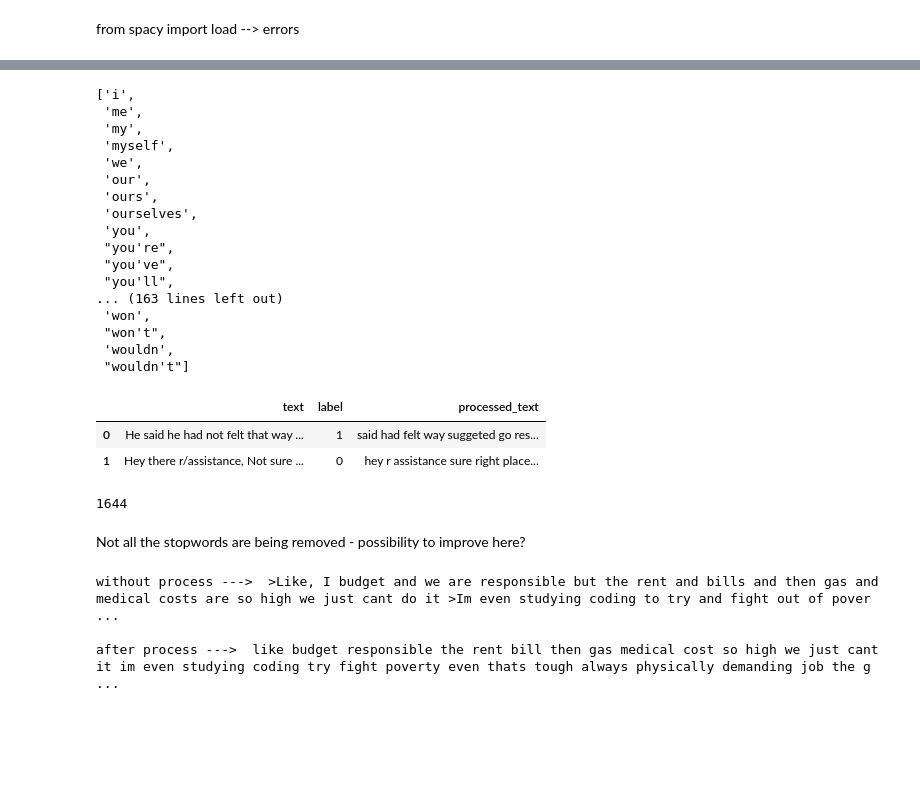
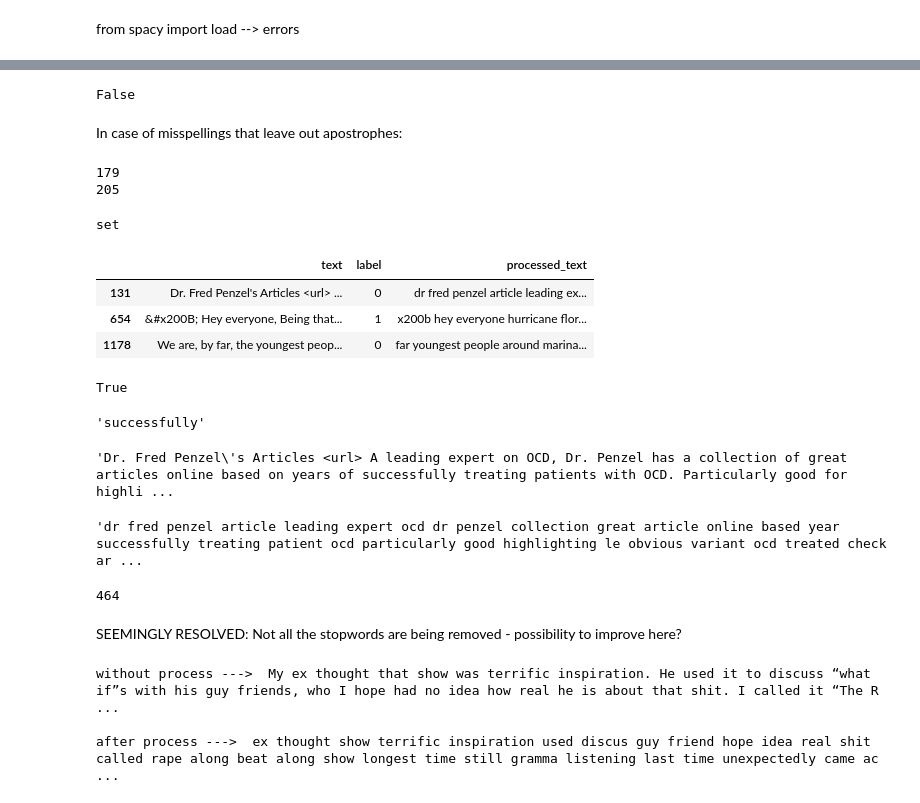
Before and after one commit to Yichen-Z/cis583_project, a Jupyter notebook: detect_stress.ipynb, the cells around one changed output, grey strips where cells are left out. Drawn from its saved outputs; the diff is of its cells as text; code cells hidden in the pictures; blank space fills up the shorter version.

Commit message:
try leaving in more of the rarer words

```diff
--- a/detect_stress.ipynb
+++ b/detect_stress.ipynb
@@ -98,27 +106,27 @@ True
 # %%
 lemmatizer = WordNetLemmatizer()
 stop_words = list(stopwords.words('english'))
-stop_words
+'dont' in stop_words
 # %% [output]
-['i',
- 'me',
- 'my',
- 'myself',
- 'we',
- 'our',
- 'ours',
- 'ourselves',
- 'you',
- "you're",
- "you've",
- "you'll",
-... (163 lines left out)
- 'won',
- "won't",
- 'wouldn',
- "wouldn't"]
+False
+# %% [markdown]
+In case of misspellings that leave out apostrophes:
+# %%
+print(len(stop_words))
+for stopword in stop_words:
+    if "'" in stopword:
+        stop_words.append(re.sub("'", "", stopword))
+print(len(stop_words))
+# %% [output]
+179
+205
+# %%
+stop_words = set(stop_words)
+type(stop_words)
+# %% [output]
+set
 # %%
-def process_text(sent):
+def process_text(sent, stopwords=stop_words):
     """Use RegEx to clean raw text data"""
     try:
         # brackets replacing by space
@@ -129,7 +137,7 @@ def process_text(sent):
         sent = ' '.join(sent)
 
         # removing escap characters
-        sent = re.sub(r'\@\w+','',sent)
+        sent = re.sub(r"\@\w+", "", sent)
 
         # removing html tags
         sent = re.sub(re.compile("<.*?>"),'',sent)
@@ -140,7 +148,7 @@ def process_text(sent):
         # lower case all words
         sent = sent.lower()
 
-        # strip all words from sentences
+        # Remove extra whitespace between words
         sent = [word.strip() for word in sent.split()]
         sent = ' '.join(sent)
 
@@ -148,9 +156,7 @@ def process_text(sent):
         tokens = word_tokenize(sent)
 
         # removing words which are in stopwords
-        for word in tokens:
-            if word in stop_words:
-                tokens.remove(word)
+        tokens = [t for t in tokens if t not in stop_words]
 
         # lemmatization
         sent = [lemmatizer.lemmatize(word) for word in tokens]
@@ -162,24 +168,42 @@ def process_text(sent):
         print("Error ",ex)
 # %%
 df['processed_text'] = df['text'].apply(lambda text: process_text(text))
-df.head(2)
+df.sample(n=3)
 # %% [output]
 |  | text | label | processed_text |
-| 0 | He said he had not felt that way ... | 1 | said had felt way suggeted go res... |
-| 1 | Hey there r/assistance, Not sure ... | 0 | hey r assistance sure right place... |
+| 131 | Dr. Fred Penzel's Articles <url> ... | 0 | dr fred penzel article leading ex... |
+| 654 | &#x200B; Hey everyone, Being that... | 1 | x200b hey everyone hurricane flor... |
+| 1178 | We are, by far, the youngest peop... | 0 | far youngest people around marina... |
+# %%
+'than' in stop_words
+# %% [output]
+True
+# %%
+lemmatizer.lemmatize('successfully')
+# %% [output]
+'successfully'
+# %%
+sample_idx = 131
+df.loc[sample_idx, 'text']
+# %% [output]
+'Dr. Fred Penzel\'s Articles <url> A leading expert on OCD, Dr. Penzel has a collection of great articles online based on years of successfully treating patients with OCD. Particularly good for highli ...
+# %%
+df.loc[sample_idx, 'processed_text']
+# %% [output]
+'dr fred penzel article leading expert ocd dr penzel collection great article online based year successfully treating patient ocd particularly good highlighting le obvious variant ocd treated check ar ...
 # %%
 from random import randint
 
 rand_index = randint(0, len(df)-1)
 rand_index
 # %% [output]
-1644
+464
 # %% [markdown]
-Not all the stopwords are being removed - possibility to improve here?
+SEEMINGLY RESOLVED: Not all the stopwords are being removed - possibility to improve here?
 # %%
 print("without process ---> ",df['text'].iloc[rand_index],end='\n\n')
 print("after process ---> ",df['processed_text'].iloc[rand_index])
 # %% [output]
-without process --->  >Like, I budget and we are responsible but the rent and bills and then gas and medical costs are so high we just cant do it >Im even studying coding to try and fight out of pover ...
+without process --->  My ex thought that show was terrific inspiration. He used it to discuss “what if”s with his guy friends, who I hope had no idea how real he is about that shit. I called it “The R ...
 
-after process --->  like budget responsible the rent bill then gas medical cost so high we just cant it im even studying coding try fight poverty even thats tough always physically demanding job the g ...
+after process --->  ex thought show terrific inspiration used discus guy friend hope idea real shit called rape along beat along show longest time still gramma listening last time unexpectedly came ac ...
```
Also changed, not shown: parts of 13 cells of this notebook.
